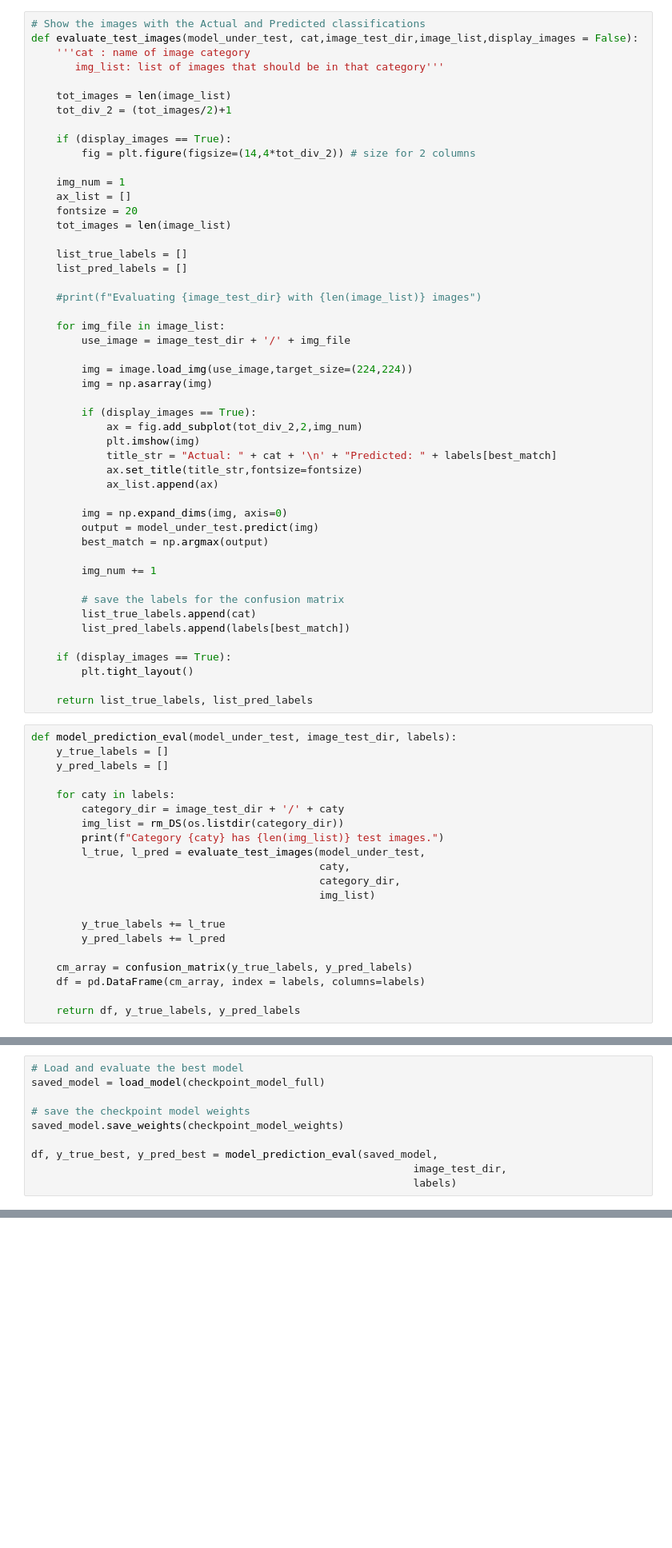
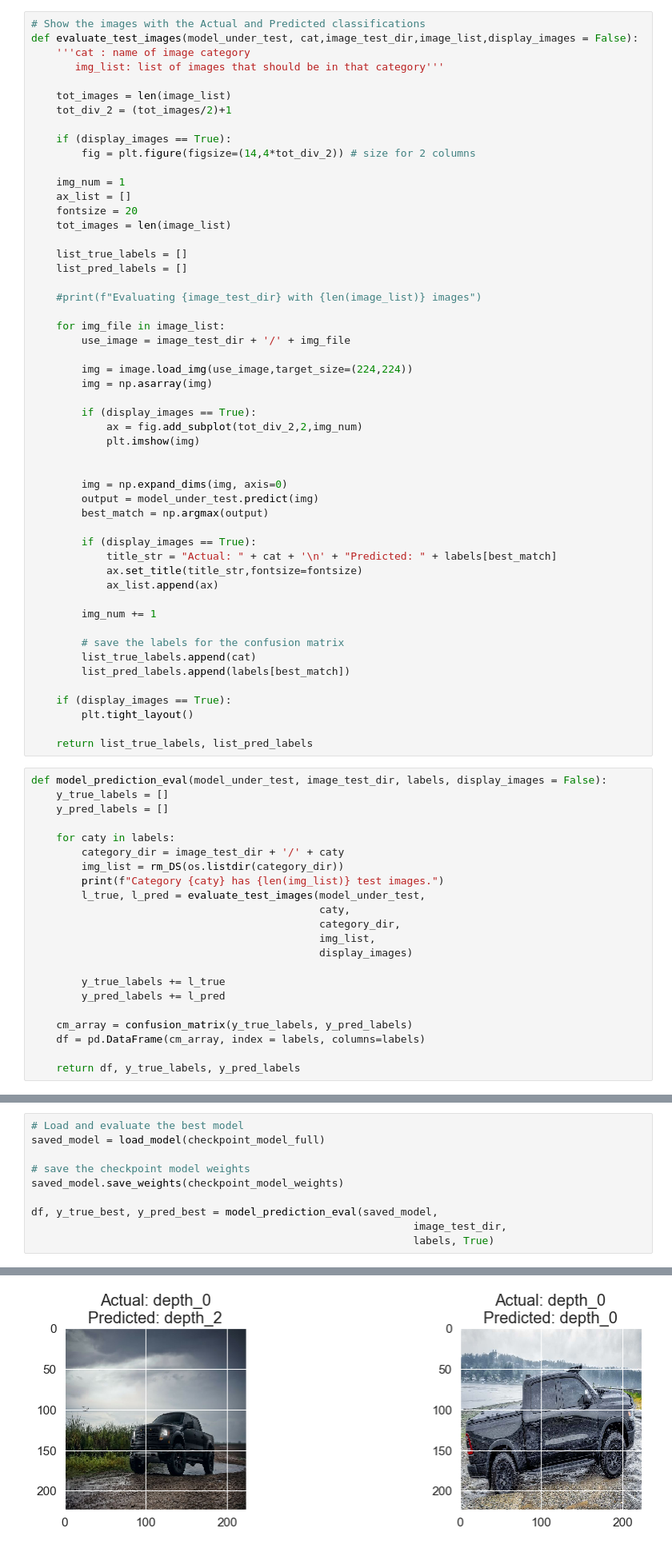
Before and after one commit to jshaffer94247/Extracting-Flood-Depths-From-Imagery, a Jupyter notebook: code/04_Flood_Depth_ModelTraining_Trucks.ipynb, the cells around one changed output, grey strips where cells are left out. Shown at 80% size. Cells and saved outputs as stored; diff of their text form; blank space fills up the shorter version.

```diff
--- a/code/04_Flood_Depth_ModelTraining_Trucks.ipynb
+++ b/code/04_Flood_Depth_ModelTraining_Trucks.ipynb
@@ -501,13 +501,16 @@ def evaluate_test_images(model_under_test, cat,image_test_dir,image_list,display
         if (display_images == True):
             ax = fig.add_subplot(tot_div_2,2,img_num)
             plt.imshow(img)
-            title_str = "Actual: " + cat + '\n' + "Predicted: " + labels[best_match]
-            ax.set_title(title_str,fontsize=fontsize)
-            ax_list.append(ax)
+
 
         img = np.expand_dims(img, axis=0)
         output = model_under_test.predict(img)
         best_match = np.argmax(output)
+
+        if (display_images == True):
+            title_str = "Actual: " + cat + '\n' + "Predicted: " + labels[best_match]
+            ax.set_title(title_str,fontsize=fontsize)
+            ax_list.append(ax)
 
         img_num += 1
 
@@ -520,7 +523,7 @@ def evaluate_test_images(model_under_test, cat,image_test_dir,image_list,display
 
     return list_true_labels, list_pred_labels
 # %%
-def model_prediction_eval(model_under_test, image_test_dir, labels):
+def model_prediction_eval(model_under_test, image_test_dir, labels, display_images = False):
     y_true_labels = []
     y_pred_labels = []
 
@@ -531,7 +534,8 @@ def model_prediction_eval(model_under_test, image_test_dir, labels):
         l_true, l_pred = evaluate_test_images(model_under_test,
                                               caty,
                                               category_dir,
-                                              img_list)
+                                              img_list,
+                                              display_images)
 
         y_true_labels += l_true
         y_pred_labels += l_pred
@@ -589,16 +593,17 @@ The final model is the last version of the model when the full set of training e
 # %%
 # Load and evaluate the best model
 saved_model = load_model(checkpoint_model_full)
 
 # save the checkpoint model weights
 saved_model.save_weights(checkpoint_model_weights)
 
 df, y_true_best, y_pred_best = model_prediction_eval(saved_model,
                                                              image_test_dir,
-                                                             labels)
+                                                             labels, True)
 # %% [output]
 Category depth_0 has 2 test images.
 Category depth_1 has 4 test images.
 Category depth_2 has 4 test images.
 Category depth_3 has 3 test images.
 Category depth_4 has 3 test images.
+[figure, added]
```
Also changed, not shown: parts of 17 cells of this notebook.
